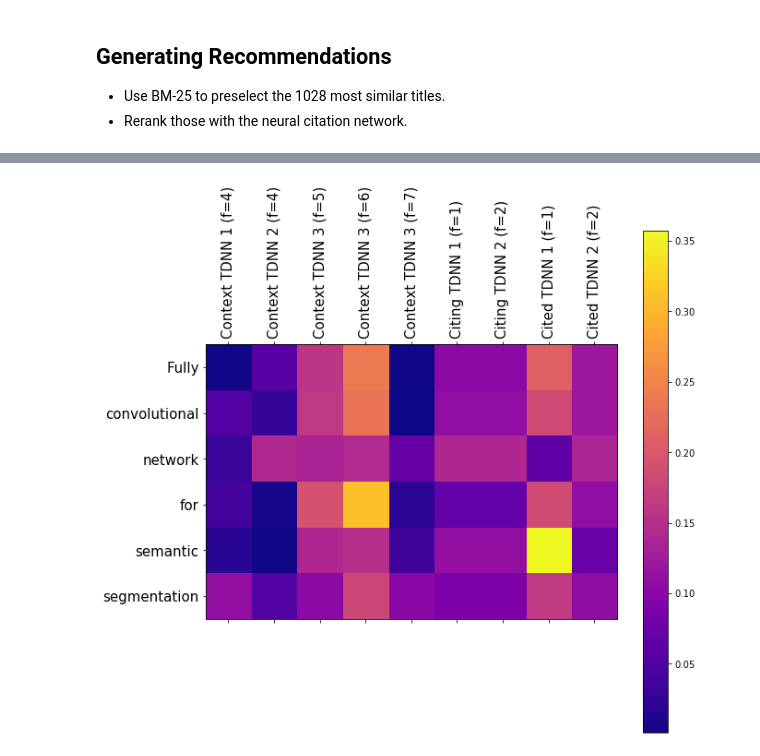
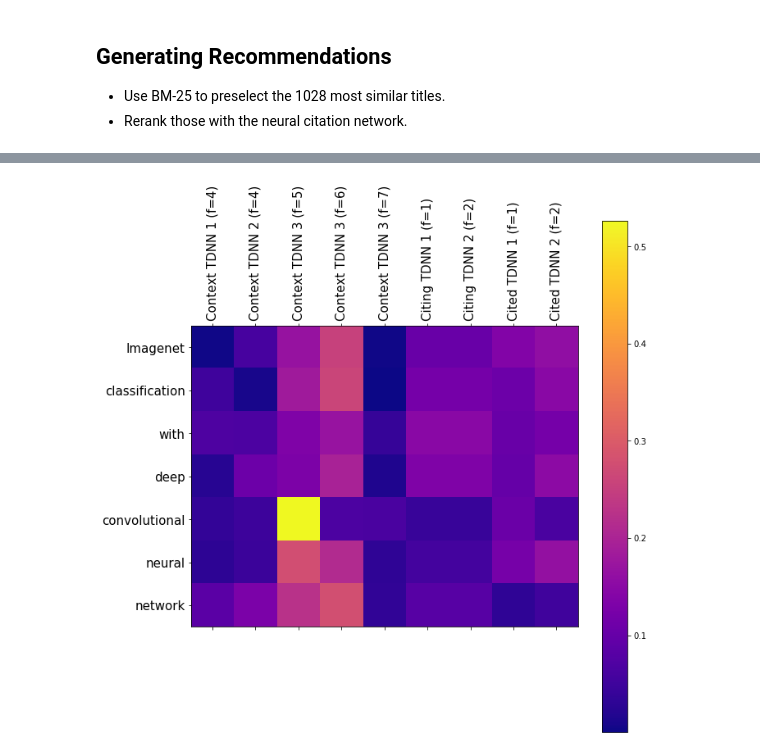
Before and after one commit to timoklein/neural_citation, a Jupyter notebook: NCN_presentation.ipynb, the cells around one changed output, grey strips where cells are left out. Saved outputs shown, nothing was run; the diff lists cells and outputs as text; code cells hidden in the pictures.

```diff
--- a/NCN_presentation.ipynb
+++ b/NCN_presentation.ipynb
@@ -47,6 +47,8 @@ def display_attention(title, attention):
     ax.xaxis.set_major_locator(ticker.MultipleLocator(1))
     ax.yaxis.set_major_locator(ticker.MultipleLocator(1))
     fig.colorbar(cax)
+    plt.tight_layout()
+    fig.savefig("Attention_weights.jpg", DPI=400)
 # %% [markdown]
 # ![stats_icon](assets/Stats_icon.png) Data: Basic statistics
 * __502353 context - citation pairs__ with full information.
@@ -179,11 +181,11 @@ Citation rank 9|         U-net: Convolutional networks for   biomedical image se
 # %% [markdown]
 # ![attention_icon](assets/Attention_icon.png) But what about attention?
 # %%
-rec = 3
+rec = 1
 seq = data.cntxt.tokenize(recomms[rec])
 display_attention(seq, a[1:len(seq)+1, rec, :])
 # %% [output]
-[figure, old version]
+[figure, new version]
 # %% [markdown]
 # ![result_icon](assets/Result_icon.png) Results
 
```
Also changed, not shown: parts of 2 cells of this notebook.
